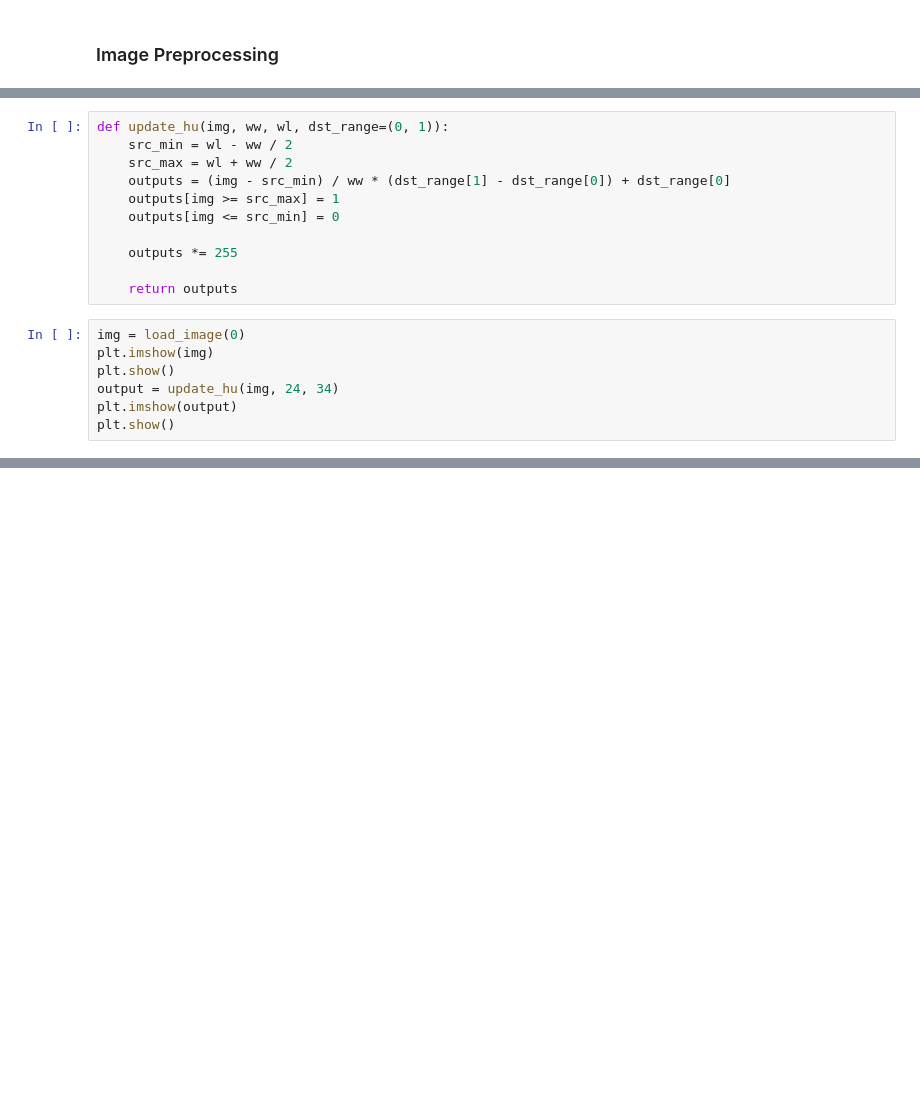
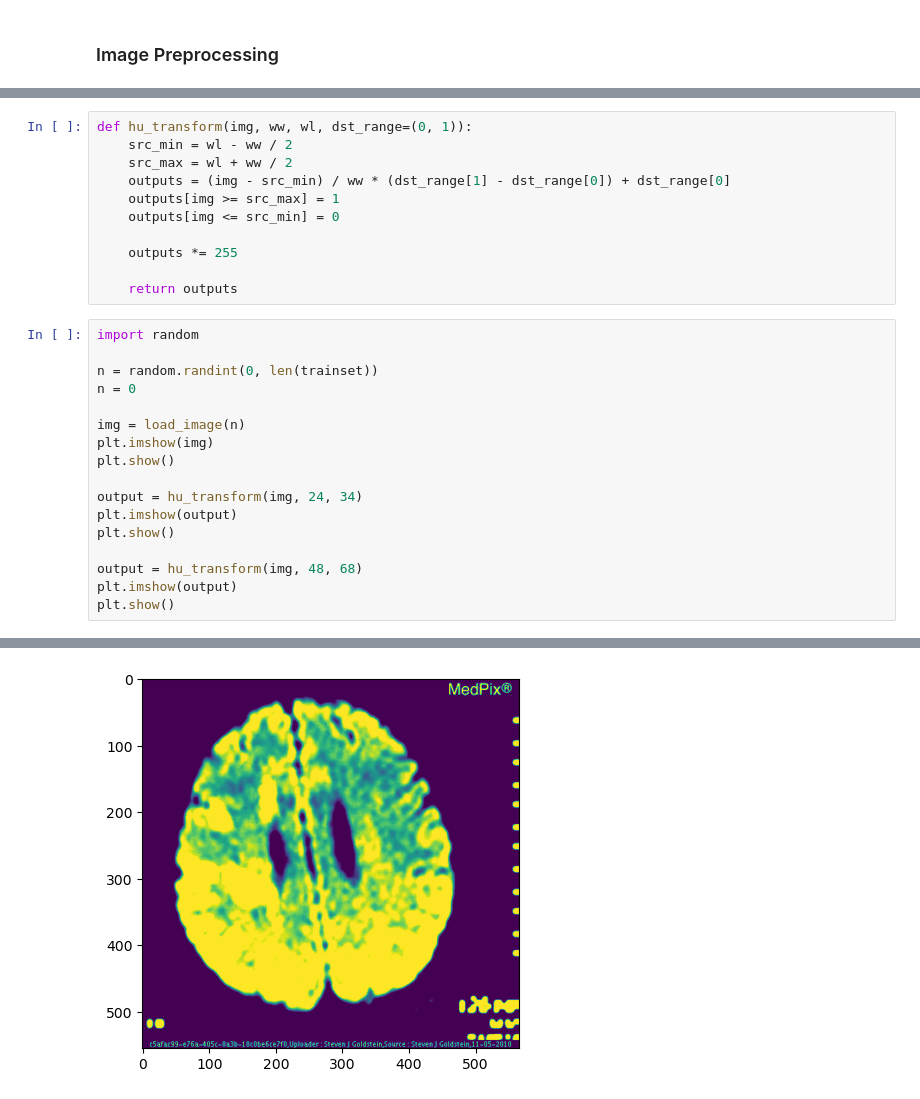
Before and after one commit to Nana2929/Medical-VQA, a Jupyter notebook: preprocessing/preproc.ipynb, the cells around one changed output, grey strips where cells are left out. Drawn from its saved outputs; the diff is of its cells as text; blank space fills up the shorter version.

```diff
--- a/preprocessing/preproc.ipynb
+++ b/preprocessing/preproc.ipynb
@@ -187,5 +252,5 @@ plt.show()
 # %%
-def update_hu(img, ww, wl, dst_range=(0, 1)):
+def hu_transform(img, ww, wl, dst_range=(0, 1)):
     src_min = wl - ww / 2
     src_max = wl + ww / 2
     outputs = (img - src_min) / ww * (dst_range[1] - dst_range[0]) + dst_range[0]
@@ -196,12 +261,23 @@ def update_hu(img, ww, wl, dst_range=(0, 1)):
 
     return outputs
 # %%
-img = load_image(0)
+import random
+
+n = random.randint(0, len(trainset))
+n = 0
+
+img = load_image(n)
 plt.imshow(img)
 plt.show()
-output = update_hu(img, 24, 34)
+
+output = hu_transform(img, 24, 34)
 plt.imshow(output)
 plt.show()
+
+output = hu_transform(img, 48, 68)
+plt.imshow(output)
+plt.show()
 # %% [output]
 [figure]
 [figure]
+[figure, added]
```
Also changed, not shown: parts of 11 cells of this notebook.
